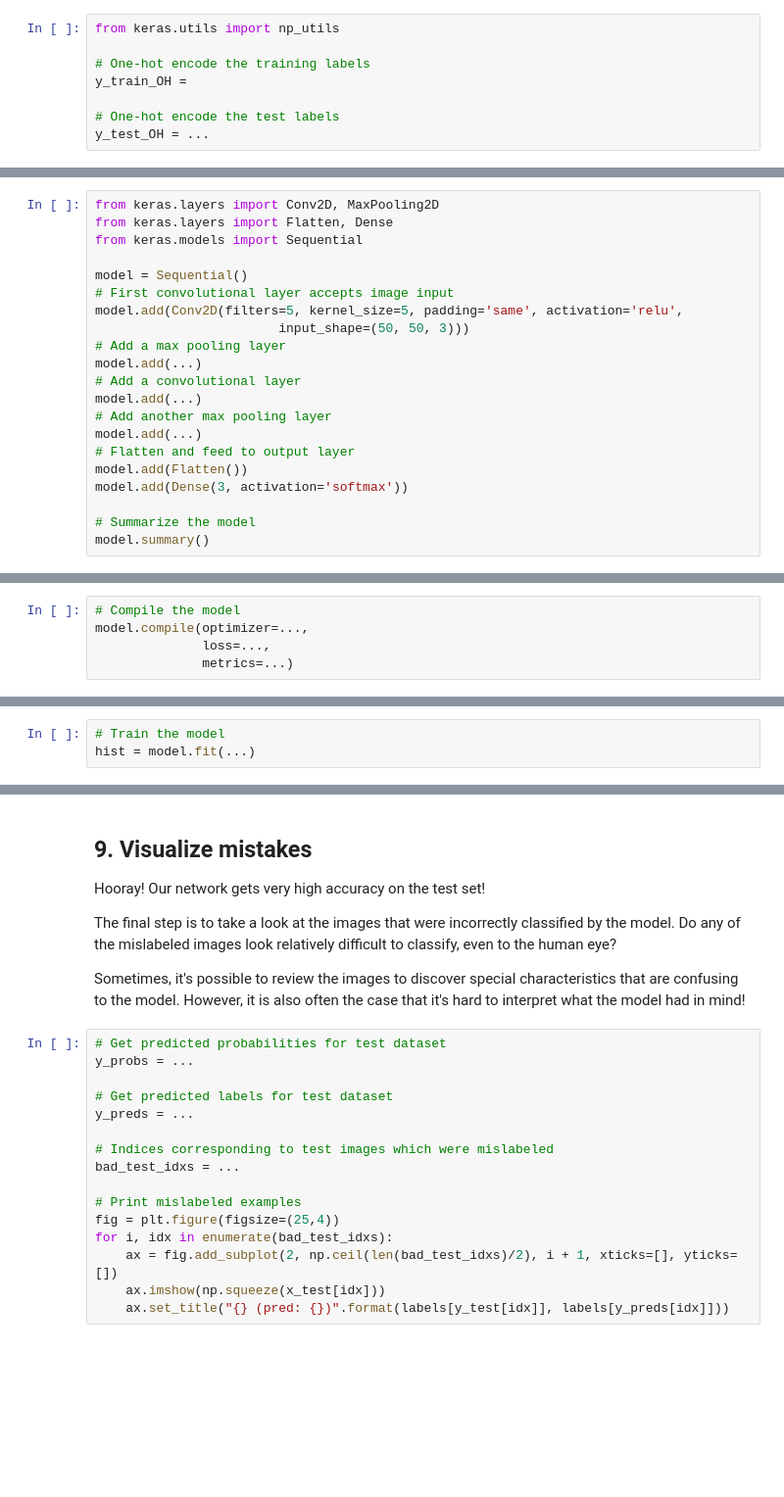
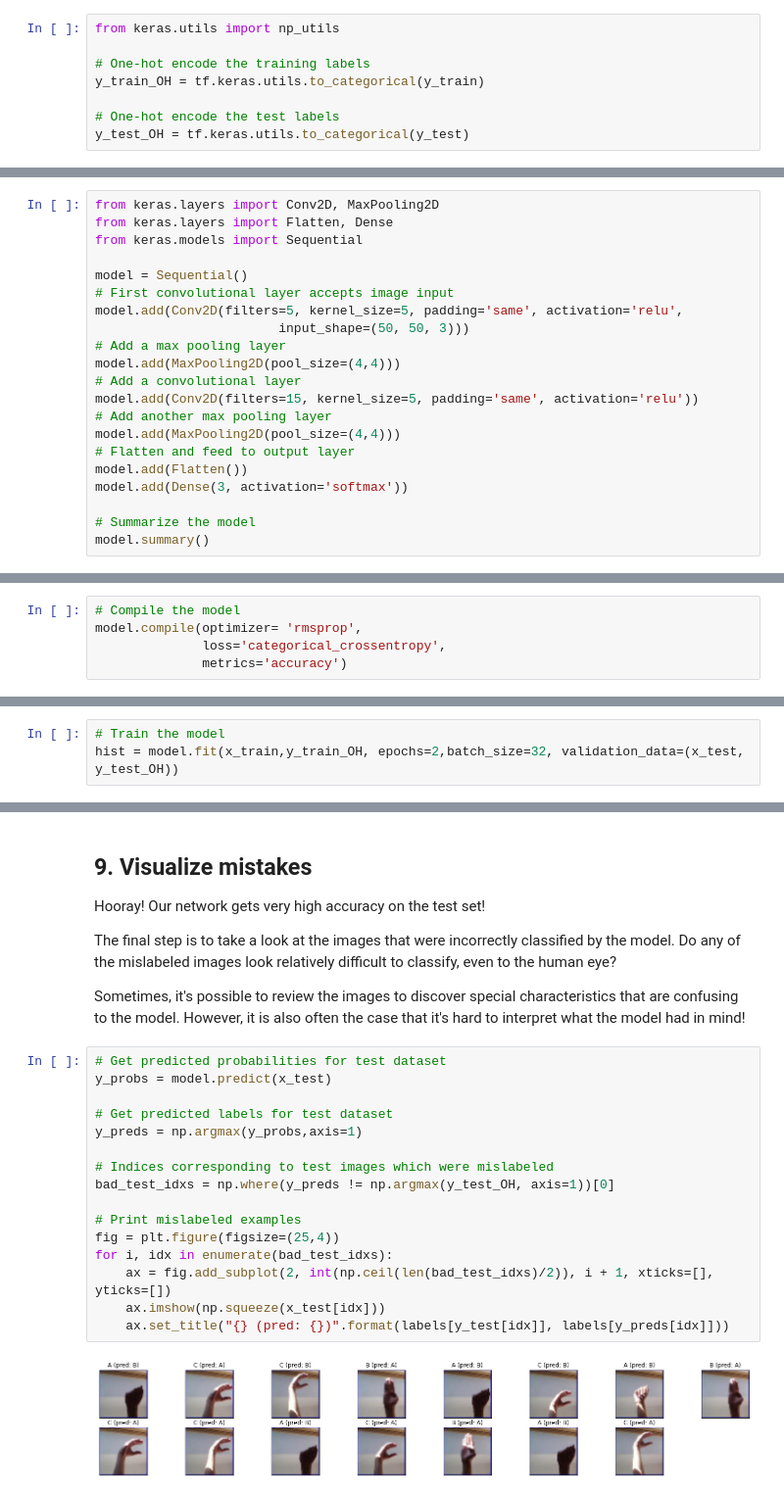
Before and after one commit to Hamsaask/American-Sign-Language-recognition, a Jupyter notebook: notebook.ipynb, the cells around one changed output, grey strips where cells are left out. Shown: that part at 98% size. Drawn from its saved outputs; the diff is of its cells as text; blank space fills up the shorter version.

```diff
--- a/notebook.ipynb
+++ b/notebook.ipynb
@@ -88,10 +88,10 @@ Test set:
 from keras.utils import np_utils
 
 # One-hot encode the training labels
-y_train_OH =
+y_train_OH = tf.keras.utils.to_categorical(y_train)
 
 # One-hot encode the test labels
-y_test_OH = ...
+y_test_OH = tf.keras.utils.to_categorical(y_test)
 # %% [markdown]
 ## 5. Define the model
 <p>Now it's time to define a convolutional neural network to classify the data.</p>
@@ -106,11 +106,11 @@ model = Sequential()
 model.add(Conv2D(filters=5, kernel_size=5, padding='same', activation='relu',
                         input_shape=(50, 50, 3)))
 # Add a max pooling layer
-model.add(...)
+model.add(MaxPooling2D(pool_size=(4,4)))
 # Add a convolutional layer
-model.add(...)
+model.add(Conv2D(filters=15, kernel_size=5, padding='same', activation='relu'))
 # Add another max pooling layer
-model.add(...)
+model.add(MaxPooling2D(pool_size=(4,4)))
 # Flatten and feed to output layer
 model.add(Flatten())
 model.add(Dense(3, activation='softmax'))
@@ -122,12 +140,12 @@ model.summary()
 <p>After we have defined a neural network in Keras, the next step is to compile it! </p>
 # %%
 # Compile the model
-model.compile(optimizer=...,
-              loss=...,
-              metrics=...)
+model.compile(optimizer= 'rmsprop',
+              loss='categorical_crossentropy',
+              metrics='accuracy')
 # %% [markdown]
 ## 7. Train the model
 <p>Once we have compiled the model, we're ready to fit it to the training data.</p>
 # %%
 # Train the model
-hist = model.fit(...)
+hist = model.fit(x_train,y_train_OH, epochs=2,batch_size=32, validation_data=(x_test, y_test_OH))
@@ -148,17 +173,19 @@ print('Test accuracy:', score[1])
 <p>Sometimes, it's possible to review the images to discover special characteristics that are confusing to the model.  However, it is also often the case that it's hard to interpret what the model had in mind!</p>
 # %%
 # Get predicted probabilities for test dataset
-y_probs = ...
+y_probs = model.predict(x_test)
 
 # Get predicted labels for test dataset
-y_preds = ...
+y_preds = np.argmax(y_probs,axis=1)
 
 # Indices corresponding to test images which were mislabeled
-bad_test_idxs = ...
+bad_test_idxs = np.where(y_preds != np.argmax(y_test_OH, axis=1))[0]
 
 # Print mislabeled examples
 fig = plt.figure(figsize=(25,4))
 for i, idx in enumerate(bad_test_idxs):
-    ax = fig.add_subplot(2, np.ceil(len(bad_test_idxs)/2), i + 1, xticks=[], yticks=[])
+    ax = fig.add_subplot(2, int(np.ceil(len(bad_test_idxs)/2)), i + 1, xticks=[], yticks=[])
     ax.imshow(np.squeeze(x_test[idx]))
     ax.set_title("{} (pred: {})".format(labels[y_test[idx]], labels[y_preds[idx]]))
+# %% [output]
+[figure, added]
```
Also changed, not shown: parts of 3 cells of this notebook.
